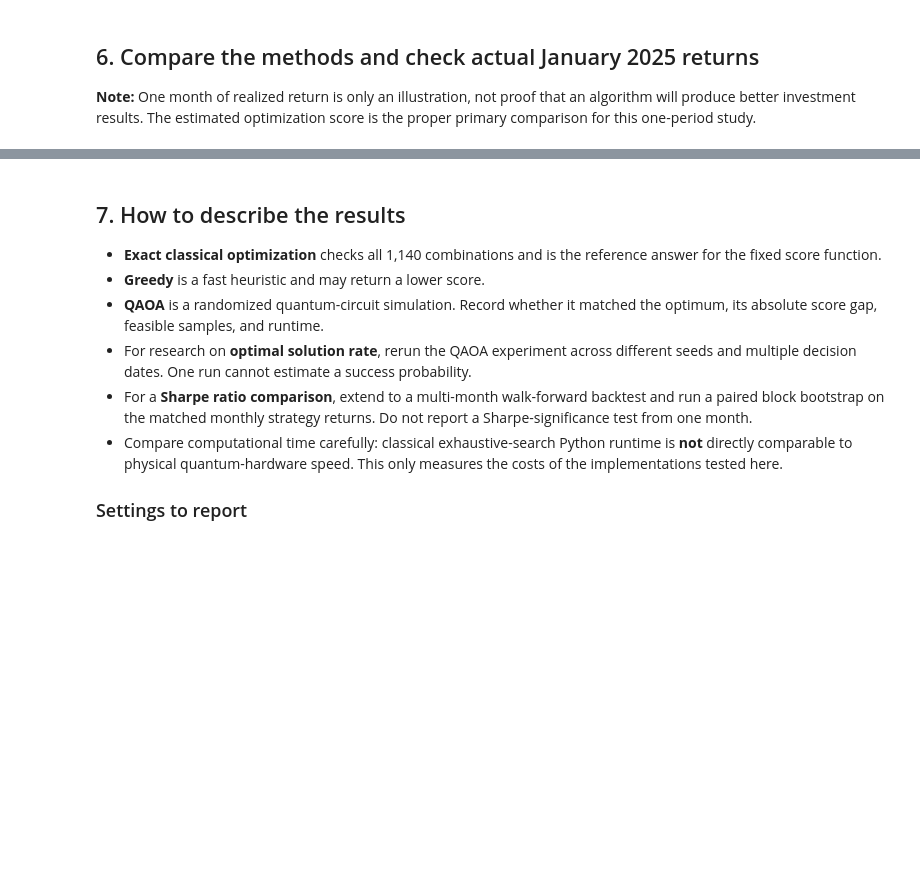
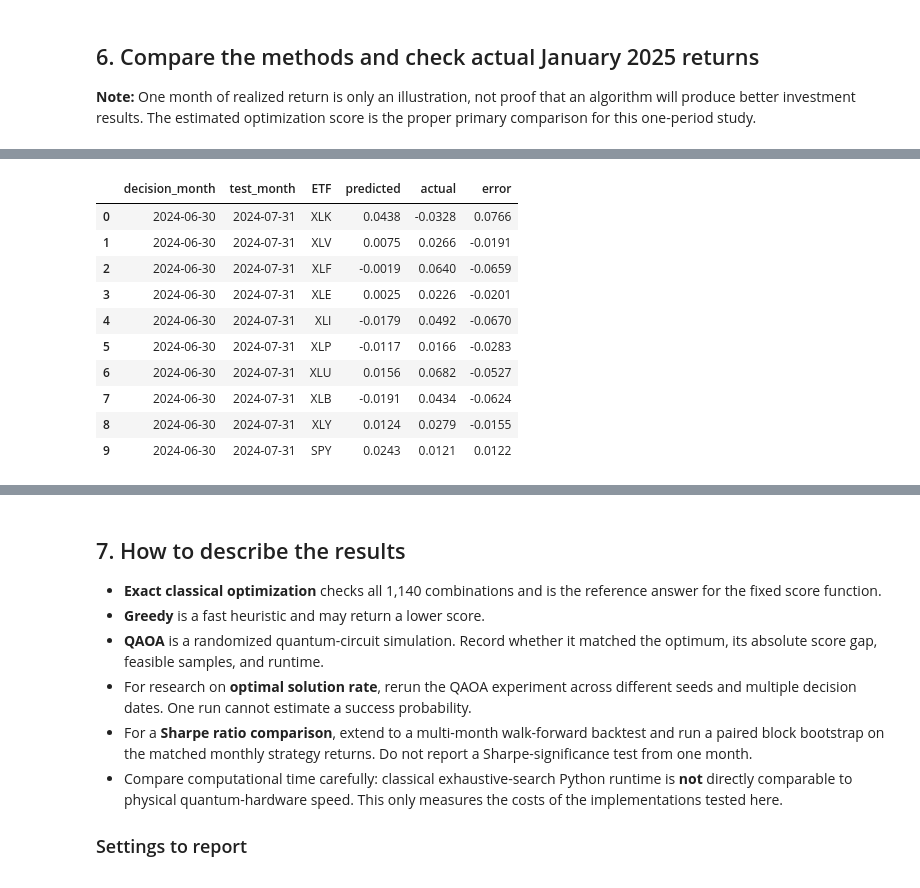
Before and after one commit to zachariahseaford/CECS-385-Research-Project, a Jupyter notebook: data/03_twenty_etf_exploration.ipynb, the cells around one changed output, grey strips where cells are left out. Drawn from its saved outputs; the diff is of its cells as text; code cells hidden in the pictures; blank space fills up the shorter version.

```diff
--- a/data/03_twenty_etf_exploration.ipynb
+++ b/data/03_twenty_etf_exploration.ipynb
@@ -701,0 +846,86 @@ Results saved
+# %%
+
+# Walk-forward forecasting experiment
+forecast_results = []
+
+decision_dates = pd.date_range(
+    "2024-06-30",
+    "2024-11-30",
+    freq="ME"
+)
+
+feature_cols = [
+    "last_month",
+    "last_3_months",
+    "last_6_months",
+    "volatility_3m"
+]
+
+for decision_date in decision_dates:
+
+    next_month = decision_date + pd.offsets.MonthEnd(1)
+
+    for ticker in TICKERS:
+
+        r = monthly_returns[ticker]
+
+        X_all = pd.DataFrame({
+            "last_month": r,
+            "last_3_months": monthly[ticker].pct_change(3),
+            "last_6_months": monthly[ticker].pct_change(6),
+            "volatility_3m": r.rolling(3).std()
+        })
+
+
+        dataset = X_all.copy()
+        dataset["target"] = r.shift(-1)
+        train = dataset.loc[
+            dataset.index < decision_date
+        ].dropna()
+
+        current = X_all.loc[[decision_date]]
+
+        if len(train) < 24 or current.isna().any().any():
+            raise ValueError(
+                f"Insufficient history for {ticker} at {decision_date}"
+            )
+
+        model = RandomForestRegressor(
+            n_estimators=100,
+            min_samples_leaf=3,
+            random_state=SEED
+        )
+
+        model.fit(train[feature_cols], train["target"])
+
+        prediction = float(model.predict(current)[0])
+        actual = float(monthly_returns.loc[next_month, ticker])
+
+        forecast_results.append({
+            "decision_month": decision_date,
+            "test_month": next_month,
+            "ETF": ticker,
+            "predicted": prediction,
+            "actual": actual,
+            "error": prediction - actual
+        })
+
+forecast_df = pd.DataFrame(forecast_results)
+
+display(forecast_df.head(10).round(4))
+
+print("Predictions:", len(forecast_df))
+print("Months tested:", forecast_df["test_month"].nunique())
+print("ETFs tested:", forecast_df["ETF"].nunique())
+# %% [output]
+|  | decision_month | test_month | ETF | predicted | actual | error |
+| 0 | 2024-06-30 | 2024-07-31 | XLK | 0.0438 | -0.0328 | 0.0766 |
+| 1 | 2024-06-30 | 2024-07-31 | XLV | 0.0075 | 0.0266 | -0.0191 |
+| 2 | 2024-06-30 | 2024-07-31 | XLF | -0.0019 | 0.0640 | -0.0659 |
+| 3 | 2024-06-30 | 2024-07-31 | XLE | 0.0025 | 0.0226 | -0.0201 |
+| 4 | 2024-06-30 | 2024-07-31 | XLI | -0.0179 | 0.0492 | -0.0670 |
+| 5 | 2024-06-30 | 2024-07-31 | XLP | -0.0117 | 0.0166 | -0.0283 |
+| 6 | 2024-06-30 | 2024-07-31 | XLU | 0.0156 | 0.0682 | -0.0527 |
+| 7 | 2024-06-30 | 2024-07-31 | XLB | -0.0191 | 0.0434 | -0.0624 |
+| 8 | 2024-06-30 | 2024-07-31 | XLY | 0.0124 | 0.0279 | -0.0155 |
+| 9 | 2024-06-30 | 2024-07-31 | SPY | 0.0243 | 0.0121 | 0.0122 |
```
Also changed, not shown: parts of 17 cells of this notebook, 2 other files.
